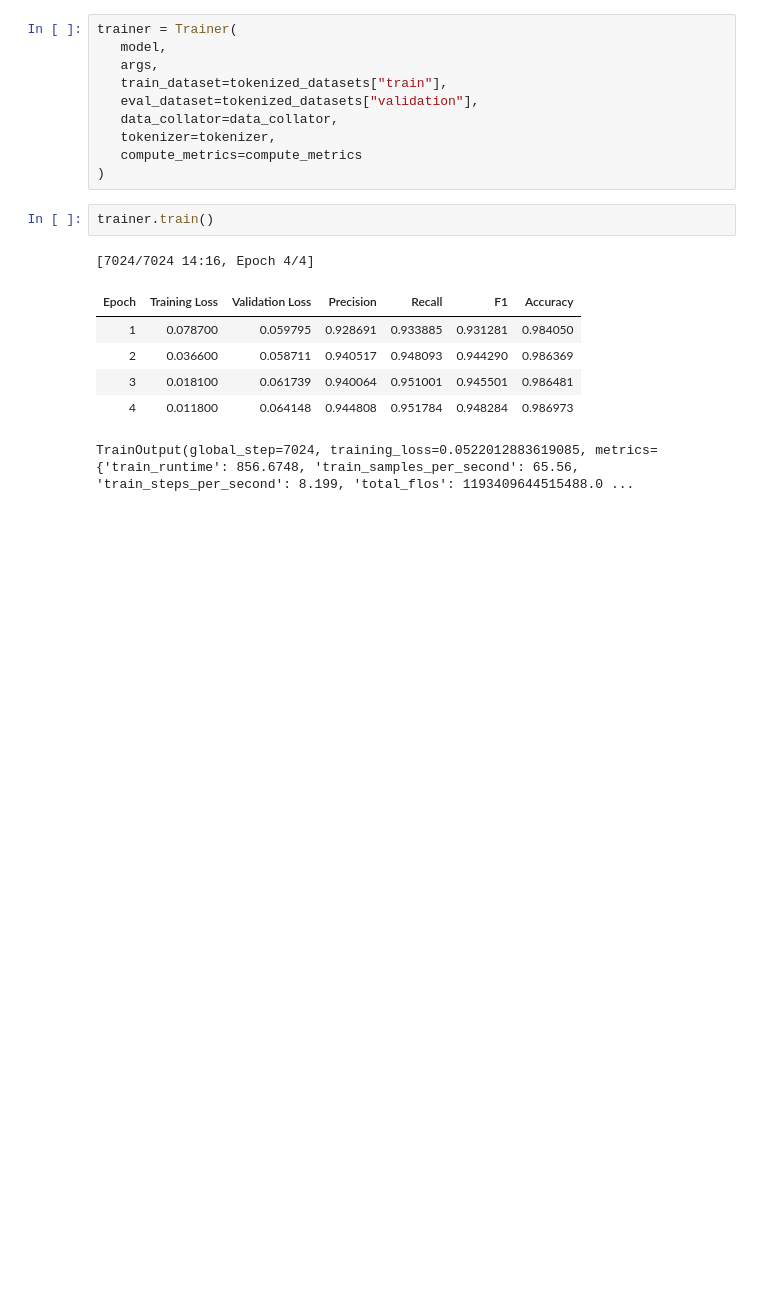
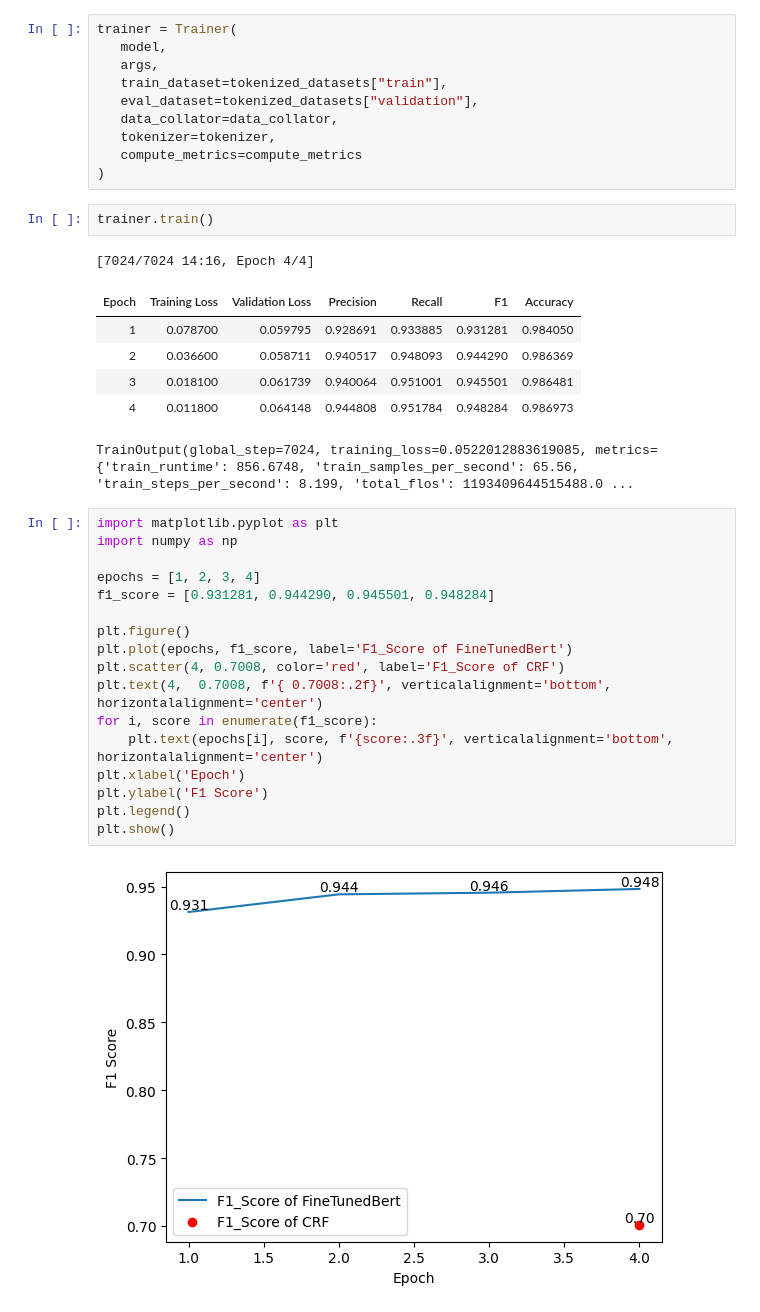
Before and after one commit to vmous93/NLP_NER, a Jupyter notebook: neural/fineTuningUsingBERT.ipynb, the cells around one changed output. Saved outputs shown, nothing was run; the diff lists cells and outputs as text; blank space fills up the shorter version.

```diff
--- a/neural/fineTuningUsingBERT.ipynb
+++ b/neural/fineTuningUsingBERT.ipynb
@@ -199,3 +199,22 @@ trainer.train()
 | 3 | 0.018100 | 0.061739 | 0.940064 | 0.951001 | 0.945501 | 0.986481 |
 | 4 | 0.011800 | 0.064148 | 0.944808 | 0.951784 | 0.948284 | 0.986973 |
 TrainOutput(global_step=7024, training_loss=0.0522012883619085, metrics={'train_runtime': 856.6748, 'train_samples_per_second': 65.56, 'train_steps_per_second': 8.199, 'total_flos': 1193409644515488.0 ...
+# %%
+import matplotlib.pyplot as plt
+import numpy as np
+
+epochs = [1, 2, 3, 4]
+f1_score = [0.931281, 0.944290, 0.945501, 0.948284]
+
+plt.figure()
+plt.plot(epochs, f1_score, label='F1_Score of FineTunedBert')
+plt.scatter(4, 0.7008, color='red', label='F1_Score of CRF')
+plt.text(4,  0.7008, f'{ 0.7008:.2f}', verticalalignment='bottom', horizontalalignment='center')
+for i, score in enumerate(f1_score):
+    plt.text(epochs[i], score, f'{score:.3f}', verticalalignment='bottom', horizontalalignment='center')
+plt.xlabel('Epoch')
+plt.ylabel('F1 Score')
+plt.legend()
+plt.show()
+# %% [output]
+[figure, added]
```
